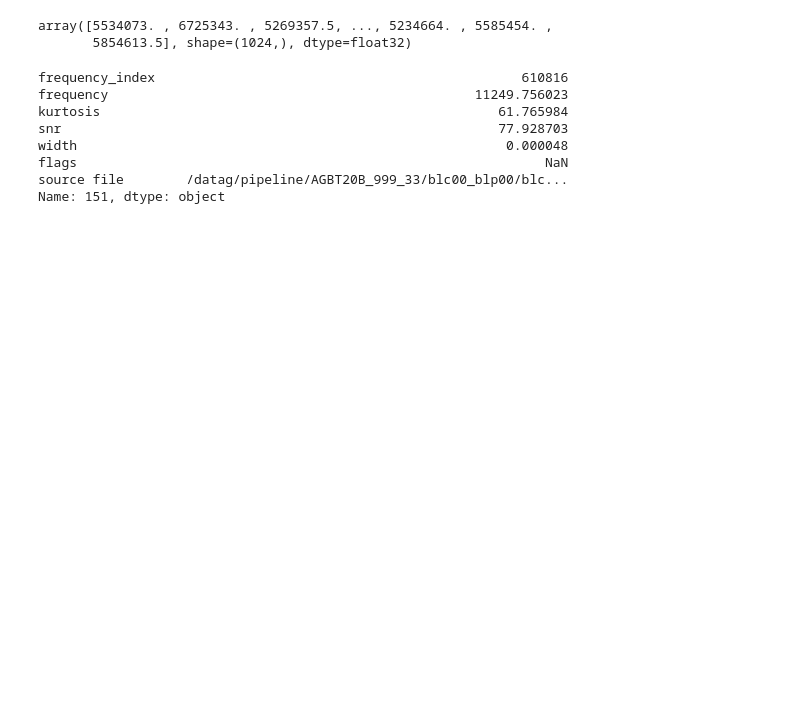
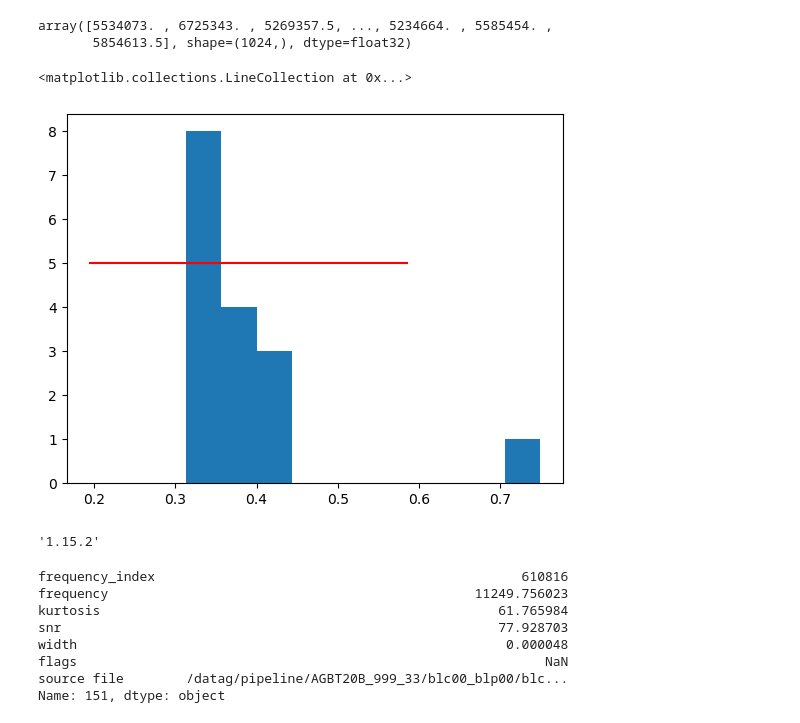
Before and after one commit to andres-luengo/bart, a Jupyter notebook: experiments/inspect_hits.ipynb, the cells around one changed output. Drawn from its saved outputs; the diff is of its cells as text; code cells hidden in the pictures; blank space fills up the shorter version.

Commit message:
try sigma clipping stuff

```diff
--- a/experiments/inspect_hits.ipynb
+++ b/experiments/inspect_hits.ipynb
@@ -185,6 +193,21 @@ f['data'][8, 0, hit.frequency_index : hit.frequency_index+WINDOW_SIZE]
 # %% [output]
 array([5534073. , 6725343. , 5269357.5, ..., 5234664. , 5585454. ,
        5854613.5], shape=(1024,), dtype=float32)
+# %%
+snrs = params_result[:, 2] * np.sqrt(np.pi / np.log(2)) / (2 * params_result[:, 3])
+# %%
+clipped_snrs, _, _ = scipy.stats.sigmaclip(snrs, 2, 2)
+# %%
+clipped_snrs.shape
+plt.hist(snrs)
+plt.hlines(5, np.mean(snrs) - 2*np.std(snrs), np.mean(snrs) + 2*np.std(snrs), color='red')
+# %% [output]
+<matplotlib.collections.LineCollection at 0x...>
+[figure, added]
+# %%
+scipy.__version__
+# %% [output]
+'1.15.2'
 # %%
 def save_hit_fig(hit, title=None, filename='image.png'):
     fig = make_figure(hit, title)
```
Also changed, not shown: parts of 6 cells of this notebook.
